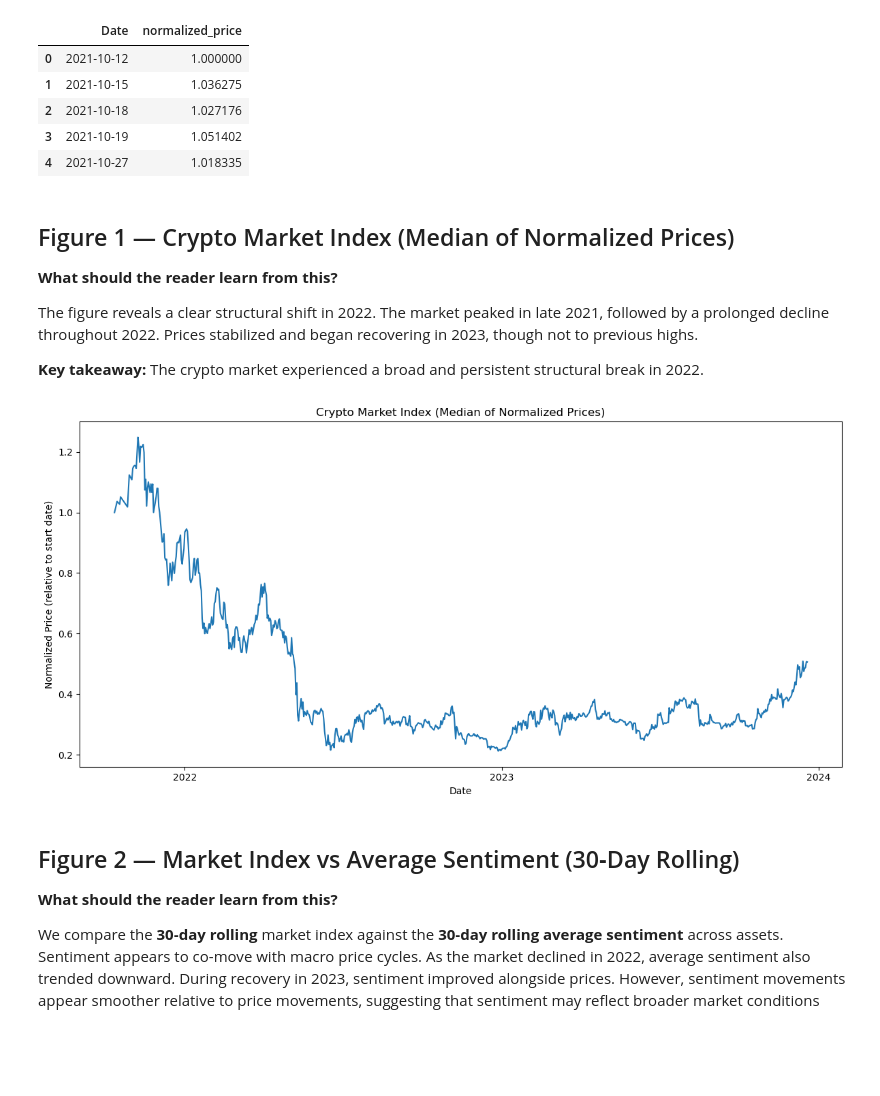
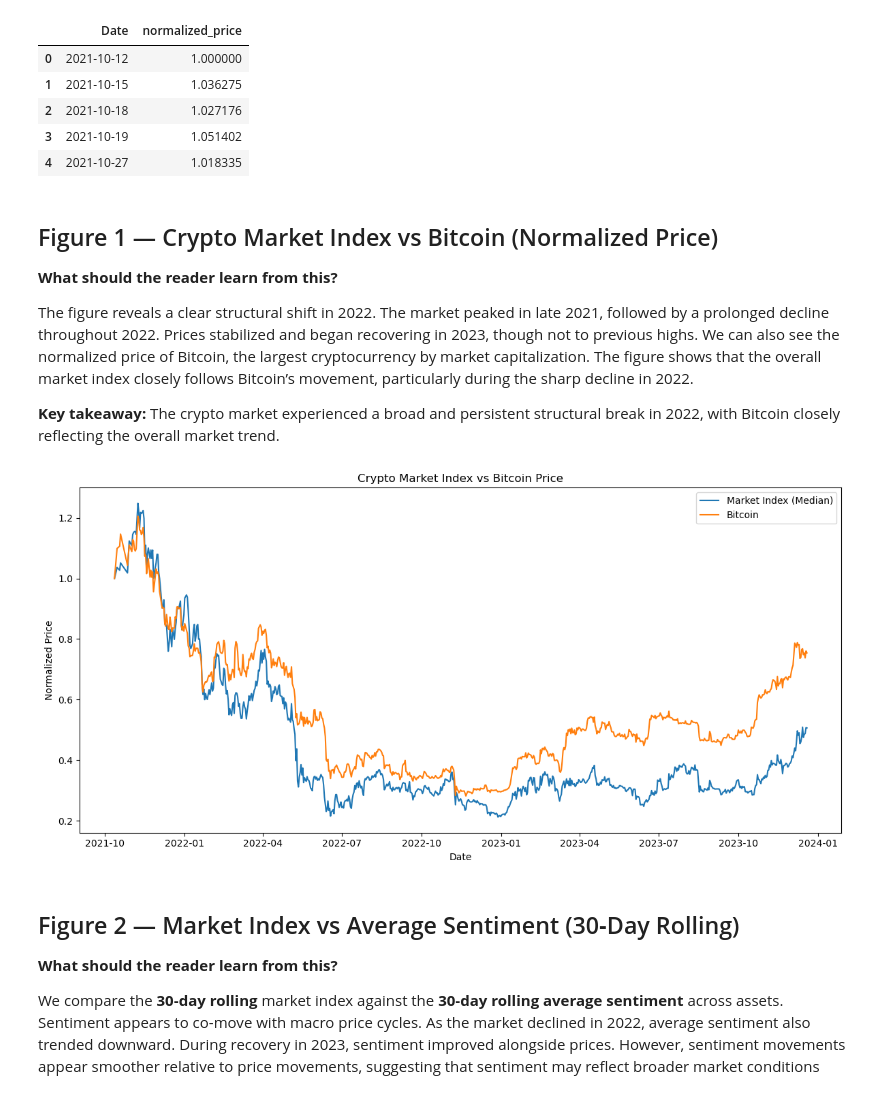
Before and after one commit to 18nghiado/DATA2010, a Jupyter notebook: EDA_Report_Notebook.ipynb, the cells around one changed output. Drawn from its saved outputs; the diff is of its cells as text; code cells hidden in the pictures; blank space fills up the shorter version.

Commit message:
Added bitcoin to Figure 1

```diff
--- a/EDA_Report_Notebook.ipynb
+++ b/EDA_Report_Notebook.ipynb
@@ -68,29 +67,37 @@ market_index.head()
 | 3 | 2021-10-19 | 1.051402 |
 | 4 | 2021-10-27 | 1.018335 |
 # %% [markdown]
-## Figure 1 — Crypto Market Index (Median of Normalized Prices)
+## Figure 1 — Crypto Market Index vs Bitcoin (Normalized Price)
 
 **What should the reader learn from this?**
 
-The figure reveals a clear structural shift in 2022. The market peaked in late 2021, followed by a prolonged decline throughout 2022. Prices stabilized and began recovering in 2023, though not to previous highs.
+The figure reveals a clear structural shift in 2022. The market peaked in late 2021, followed by a prolonged decline throughout 2022. Prices stabilized and began recovering in 2023, though not to previous highs. We can also see the normalized price of Bitcoin, the largest cryptocurrency by market capitalization. The figure shows that the overall market index closely follows Bitcoin’s movement, particularly during the sharp decline in 2022.
 
-**Key takeaway:** The crypto market experienced a broad and persistent structural break in 2022.
+**Key takeaway:** The crypto market experienced a broad and persistent structural break in 2022, with Bitcoin closely reflecting the overall market trend.
 # %%
+btc_df = full_df[full_df["asset"] == "bitcoin"].copy()
+
+btc_df["btc_normalized"] = (
+    btc_df["Close"] / btc_df["Close"].iloc[0]
+)
+
+# Visual 1
 plt.figure(figsize=(12,6))
-plt.plot(market_index["Date"], market_index["normalized_price"])
-plt.title("Crypto Market Index (Median of Normalized Prices)")
-plt.ylabel("Normalized Price (relative to start date)")
+
+plt.plot(market_index["Date"],market_index["normalized_price"],label="Market Index (Median)")
+
+plt.plot(btc_df["Date"],btc_df["btc_normalized"],label="Bitcoin")
+
+plt.title("Crypto Market Index vs Bitcoin (Normalized Price)")
+plt.ylabel("Normalized Price")
 plt.xlabel("Date")
-
-ax = plt.gca()
-ax.xaxis.set_major_locator(mdates.YearLocator())
-ax.xaxis.set_major_formatter(mdates.DateFormatter("%Y"))
+plt.legend()
 
 plt.tight_layout()
 plt.savefig("fig1_market_index.png", dpi=300, bbox_inches="tight")
 plt.show()
 # %% [output]
-[figure, old version]
+[figure, new version]
 # %% [markdown]
 ## Figure 2 — Market Index vs Average Sentiment (30‑Day Rolling)
 
```
Also changed, not shown: parts of 1 cell of this notebook, 2 other files.
